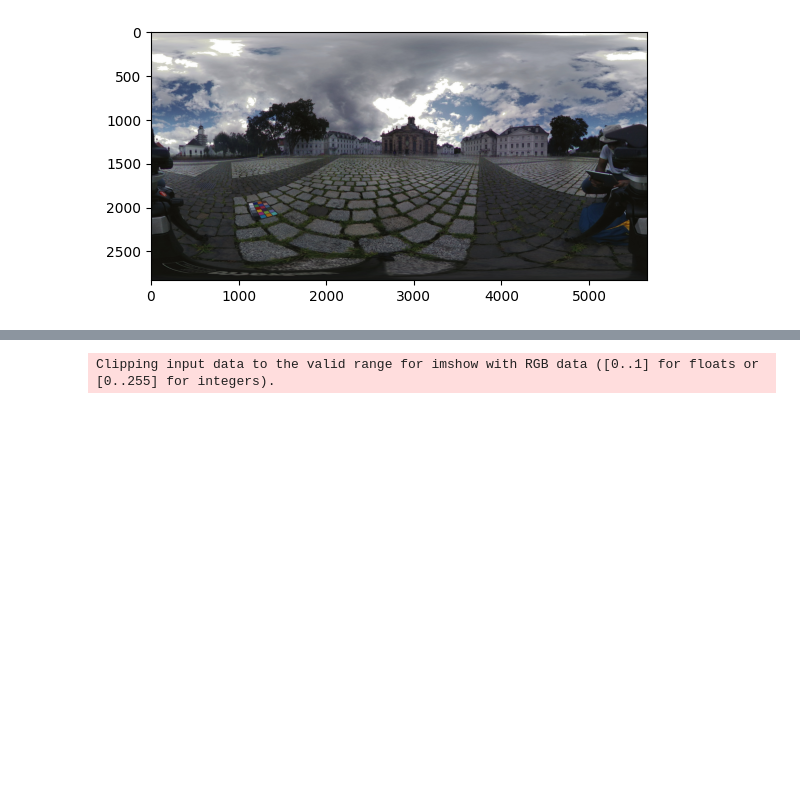
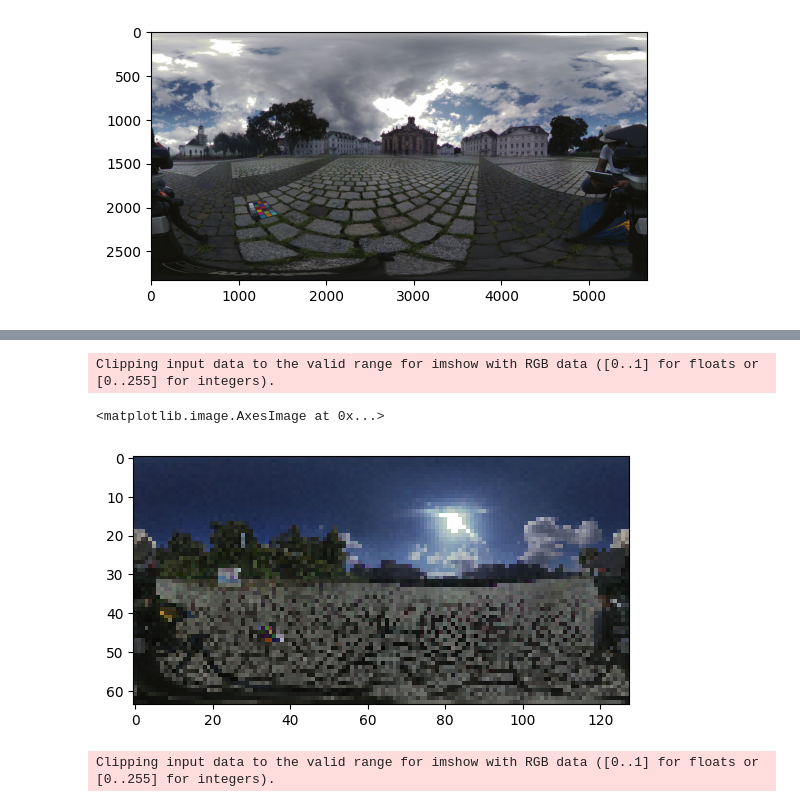
Before and after one commit to JADGardner/neusky, a Jupyter notebook: notebooks/nerfosr_envmaps.ipynb, the cells around one changed output, grey strips where cells are left out. Saved outputs shown, nothing was run; the diff lists cells and outputs as text; code cells hidden in the pictures; blank space fills up the shorter version.

```diff
--- a/notebooks/nerfosr_envmaps.ipynb
+++ b/notebooks/nerfosr_envmaps.ipynb
@@ -253,3 +259,13 @@ OutOfMemoryError: CUDA out of memory. Tried to allocate 17.90 GiB (GPU 0; 15.72
+# %%
+import pyexr
+img_path = '/workspace/data/RENI_HDR/osr_envmaps/01-09_14_00.exr'
+img = pyexr.read(img_path)
+img = torch.from_numpy(img).float()
+plt.imshow(img)
+# %% [output]
+Clipping input data to the valid range for imshow with RGB data ([0..1] for floats or [0..255] for integers).
+<matplotlib.image.AxesImage at 0x...>
+[figure, added]
 # %%
 # As per NeRF-OSR 'then we multiply regions with value>0.95 by a factor of 10 to account for the overexposed sun"
 img_path = '/workspace/data/NeRF-OSR/Data/lk2/final/ENV_MAP_CC/08-08_16_00/20210808_164134.jpg'
```
Also changed, not shown: parts of 6 cells of this notebook, 3 other files.
